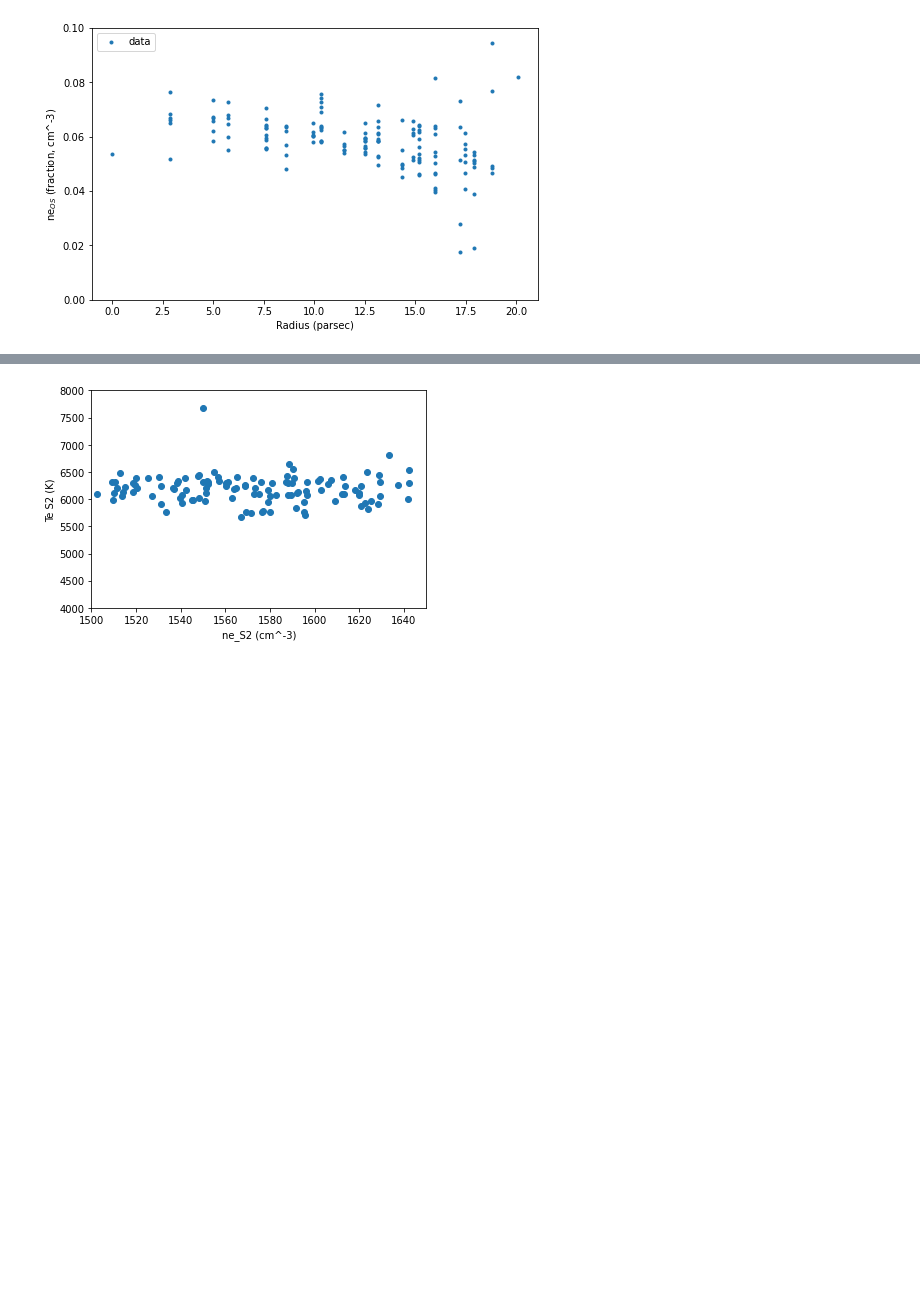
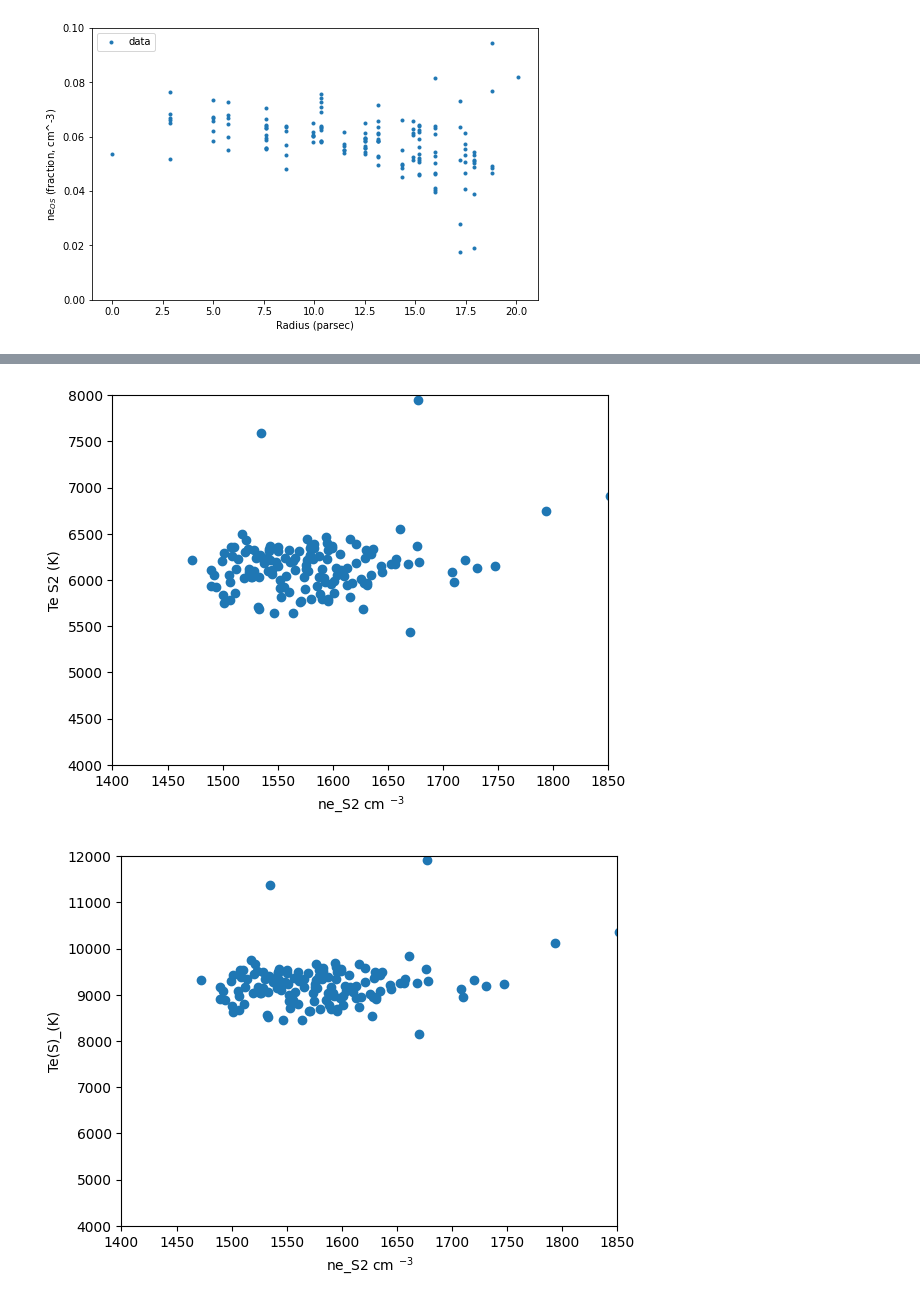
Before and after one commit to Amrita27singh/lvmnebular, a Jupyter notebook: Testing_lvmnebular.ipynb, the cells around one changed output, grey strips where cells are left out. Drawn from its saved outputs; the diff is of its cells as text; code cells hidden in the pictures; blank space fills up the shorter version.

```diff
--- a/Testing_lvmnebular.ipynb
+++ b/Testing_lvmnebular.ipynb
@@ -134,11 +131,21 @@ plt.savefig(u.simname+'/'+u.simname+'_plotprofile/'+title, dpi=300)
 # %%
 import matplotlib.pyplot as plt
 plt.scatter(u.linefitdict['neS2'], u.linefitdict['TeS2'])
-plt.xlabel('ne_S2 (cm^-3)')
+plt.xlabel('ne_S2 cm $^{-3}$')
 plt.ylabel('Te S2 (K)')
 plt.ylim(4000, 8000)
-plt.xlim(1500, 1650)
+plt.xlim(1400, 1850)
 title='Te vs ne for SII.png'
 plt.savefig(u.datadir+u.simname+'/'+u.simname+'_plotprofile/'+title, dpi=300)
+
+fig, ax=plt.subplots()
+ax.scatter(u.linefitdict['neS2'], u.linefitdict['TeS2']+u.linefitdict['TeS2']/2 )
+ax.set_xlabel('ne_S2 cm $^{-3}$')
+ax.set_ylabel('Te(S)_(K)')
+ax.set_ylim(4000, 12000)
+ax.set_xlim(1400, 1850)
+title='Te(S) vs ne(SII).png'
+plt.savefig(u.datadir+u.simname+'/'+u.simname+'_plotprofile/'+title, dpi=200)
 # %% [output]
-[figure, old version]
+[figure, new version]
+[figure, added]
```
Also changed, not shown: parts of 6 cells of this notebook.
